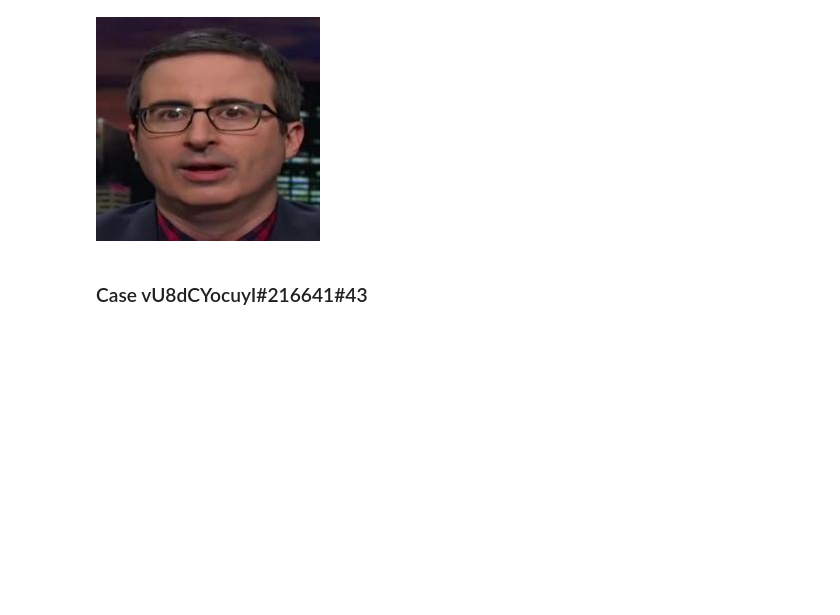
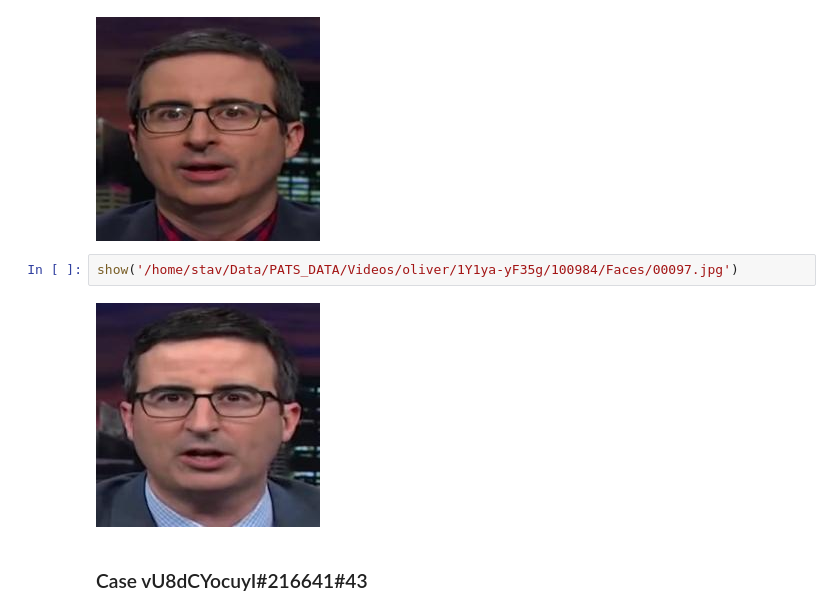
Before and after one commit to shstav2/token_voken, a Jupyter notebook: notebooks/ViewImages.ipynb, the cells around one changed output. Saved outputs shown, nothing was run; the diff lists cells and outputs as text; blank space fills up the shorter version.

```diff
--- a/notebooks/ViewImages.ipynb
+++ b/notebooks/ViewImages.ipynb
@@ -25,6 +25,10 @@ OLIVER_FACE_PATH
 show(OLIVER_FACE_PATH)
 # %% [output]
 [figure]
+# %%
+show('/home/stav/Data/PATS_DATA/Videos/oliver/1Y1ya-yF35g/100984/Faces/00097.jpg')
+# %% [output]
+[figure, added]
 # %% [markdown]
 ### Case vU8dCYocuyI#216641#43
 # %%
```
Also changed, not shown: parts of 12 cells of this notebook, 12 other files.
